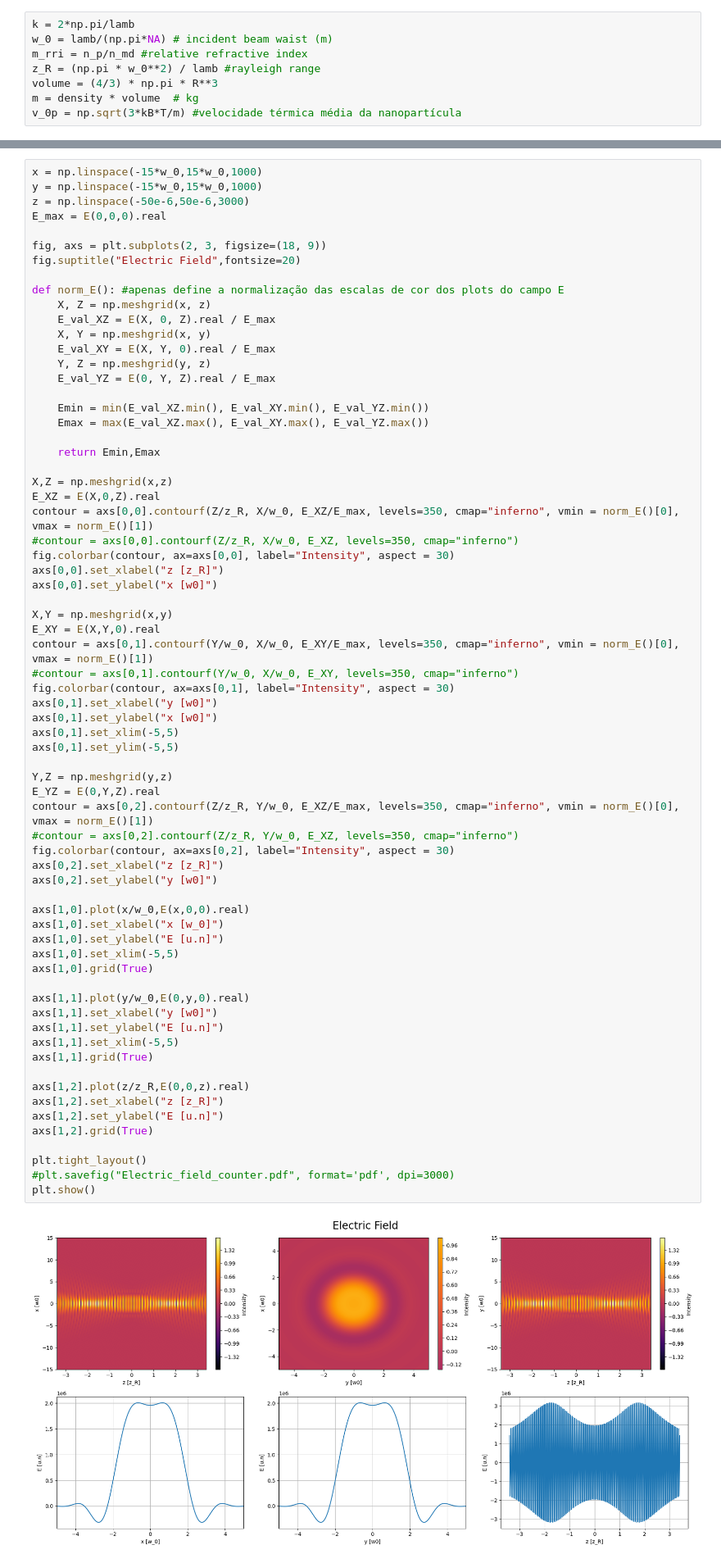
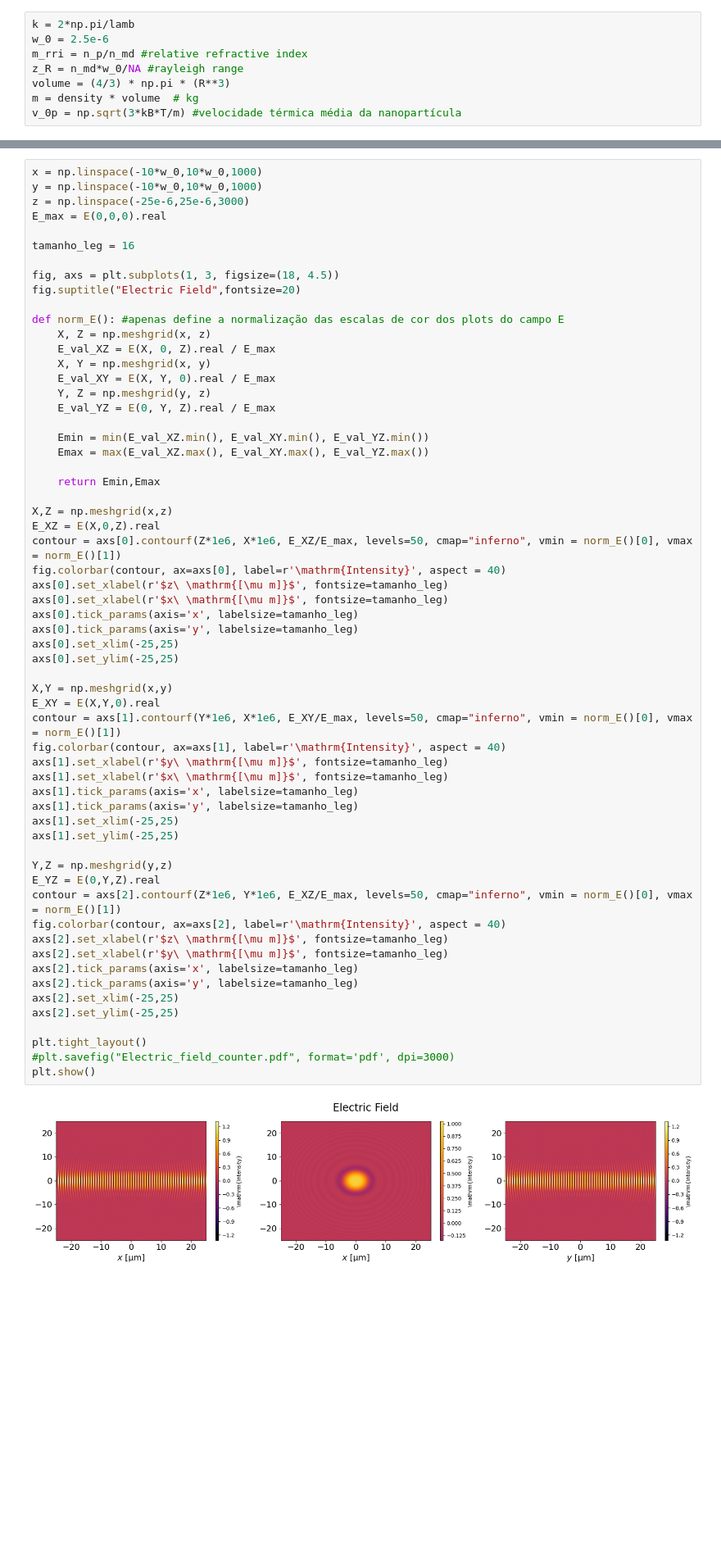
Before and after one commit to Hertz-A/Optical_Tweezers, a Jupyter notebook: forces&field.ipynb, the cells around one changed output, grey strips where cells are left out. Shown at 82% size. Saved outputs shown, nothing was run; the diff lists cells and outputs as text; blank space fills up the shorter version.

```diff
--- a/forces&field.ipynb
+++ b/forces&field.ipynb
@@ -20,10 +20,10 @@ m_gas = 4.81e-26 # molecular mass of air
 Pressure = 1013.25 #mbar (1 atm)
 # %%
 k = 2*np.pi/lamb
-w_0 = lamb/(np.pi*NA) # incident beam waist (m)
+w_0 = 2.5e-6
 m_rri = n_p/n_md #relative refractive index
-z_R = (np.pi * w_0**2) / lamb #rayleigh range
-volume = (4/3) * np.pi * R**3
+z_R = n_md*w_0/NA #rayleigh range
+volume = (4/3) * np.pi * (R**3)
 m = density * volume  # kg
 v_0p = np.sqrt(3*kB*T/m) #velocidade térmica média da nanopartícula
 # %%
@@ -66,72 +67,64 @@ def E(x,y,z):
     E2 = E_02*(w_0/w(z+d/2))*np.exp((-((x**2)+(y**2)))/(w(z+d/2)**2))*np.exp(1j*(k*(z+d/2)+k*(((x**2)+(y**2))/(2*R_curv(z+d/2))) - gouy_phase(z+d/2)))
     return E1 + E2
 # %%
-x = np.linspace(-15*w_0,15*w_0,1000)
-y = np.linspace(-15*w_0,15*w_0,1000)
-z = np.linspace(-50e-6,50e-6,3000)
+x = np.linspace(-10*w_0,10*w_0,1000)
+y = np.linspace(-10*w_0,10*w_0,1000)
+z = np.linspace(-25e-6,25e-6,3000)
 E_max = E(0,0,0).real
 
-fig, axs = plt.subplots(2, 3, figsize=(18, 9))
+tamanho_leg = 16
+
+fig, axs = plt.subplots(1, 3, figsize=(18, 4.5))
 fig.suptitle("Electric Field",fontsize=20)
 
 def norm_E(): #apenas define a normalização das escalas de cor dos plots do campo E
     X, Z = np.meshgrid(x, z)
     E_val_XZ = E(X, 0, Z).real / E_max
     X, Y = np.meshgrid(x, y)
     E_val_XY = E(X, Y, 0).real / E_max
     Y, Z = np.meshgrid(y, z)
     E_val_YZ = E(0, Y, Z).real / E_max
 
     Emin = min(E_val_XZ.min(), E_val_XY.min(), E_val_YZ.min())
     Emax = max(E_val_XZ.max(), E_val_XY.max(), E_val_YZ.max())
 
     return Emin,Emax
 
 X,Z = np.meshgrid(x,z)
 E_XZ = E(X,0,Z).real
-contour = axs[0,0].contourf(Z/z_R, X/w_0, E_XZ/E_max, levels=350, cmap="inferno", vmin = norm_E()[0], vmax = norm_E()[1])
-#contour = axs[0,0].contourf(Z/z_R, X/w_0, E_XZ, levels=350, cmap="inferno")
-fig.colorbar(contour, ax=axs[0,0], label="Intensity", aspect = 30)
-axs[0,0].set_xlabel("z [z_R]")
-axs[0,0].set_ylabel("x [w0]")
+contour = axs[0].contourf(Z*1e6, X*1e6, E_XZ/E_max, levels=50, cmap="inferno", vmin = norm_E()[0], vmax = norm_E()[1])
+fig.colorbar(contour, ax=axs[0], label=r'\mathrm{Intensity}', aspect = 40)
+axs[0].set_xlabel(r'$z\ \mathrm{[\mu m]}$', fontsize=tamanho_leg)
+axs[0].set_xlabel(r'$x\ \mathrm{[\mu m]}$', fontsize=tamanho_leg)
+axs[0].tick_params(axis='x', labelsize=tamanho_leg)
+axs[0].tick_params(axis='y', labelsize=tamanho_leg)
+axs[0].set_xlim(-25,25)
+axs[0].set_ylim(-25,25)
 
 X,Y = np.meshgrid(x,y)
 E_XY = E(X,Y,0).real
-contour = axs[0,1].contourf(Y/w_0, X/w_0, E_XY/E_max, levels=350, cmap="inferno", vmin = norm_E()[0], vmax = norm_E()[1])
-#contour = axs[0,1].contourf(Y/w_0, X/w_0, E_XY, levels=350, cmap="inferno")
-fig.colorbar(contour, ax=axs[0,1], label="Intensity", aspect = 30)
-axs[0,1].set_xlabel("y [w0]")
-axs[0,1].set_ylabel("x [w0]")
-axs[0,1].set_xlim(-5,5)
-axs[0,1].set_ylim(-5,5)
+contour = axs[1].contourf(Y*1e6, X*1e6, E_XY/E_max, levels=50, cmap="inferno", vmin = norm_E()[0], vmax = norm_E()[1])
+fig.colorbar(contour, ax=axs[1], label=r'\mathrm{Intensity}', aspect = 40)
+axs[1].set_xlabel(r'$y\ \mathrm{[\mu m]}$', fontsize=tamanho_leg)
+axs[1].set_xlabel(r'$x\ \mathrm{[\mu m]}$', fontsize=tamanho_leg)
+axs[1].tick_params(axis='x', labelsize=tamanho_leg)
+axs[1].tick_params(axis='y', labelsize=tamanho_leg)
+axs[1].set_xlim(-25,25)
+axs[1].set_ylim(-25,25)
 
 Y,Z = np.meshgrid(y,z)
 E_YZ = E(0,Y,Z).real
-contour = axs[0,2].contourf(Z/z_R, Y/w_0, E_XZ/E_max, levels=350, cmap="inferno", vmin = norm_E()[0], vmax = norm_E()[1])
-#contour = axs[0,2].contourf(Z/z_R, Y/w_0, E_XZ, levels=350, cmap="inferno")
-fig.colorbar(contour, ax=axs[0,2], label="Intensity", aspect = 30)
-axs[0,2].set_xlabel("z [z_R]")
-axs[0,2].set_ylabel("y [w0]")
-
-axs[1,0].plot(x/w_0,E(x,0,0).real)
-axs[1,0].set_xlabel("x [w_0]")
-axs[1,0].set_ylabel("E [u.n]")
-axs[1,0].set_xlim(-5,5)
-axs[1,0].grid(True)
-
-axs[1,1].plot(y/w_0,E(0,y,0).real)
-axs[1,1].set_xlabel("y [w0]")
-axs[1,1].set_ylabel("E [u.n]")
-axs[1,1].set_xlim(-5,5)
-axs[1,1].grid(True)
-
-axs[1,2].plot(z/z_R,E(0,0,z).real)
-axs[1,2].set_xlabel("z [z_R]")
-axs[1,2].set_ylabel("E [u.n]")
-axs[1,2].grid(True)
+contour = axs[2].contourf(Z*1e6, Y*1e6, E_XZ/E_max, levels=50, cmap="inferno", vmin = norm_E()[0], vmax = norm_E()[1])
+fig.colorbar(contour, ax=axs[2], label=r'\mathrm{Intensity}', aspect = 40)
+axs[2].set_xlabel(r'$z\ \mathrm{[\mu m]}$', fontsize=tamanho_leg)
+axs[2].set_xlabel(r'$y\ \mathrm{[\mu m]}$', fontsize=tamanho_leg)
+axs[2].tick_params(axis='x', labelsize=tamanho_leg)
+axs[2].tick_params(axis='y', labelsize=tamanho_leg)
+axs[2].set_xlim(-25,25)
+axs[2].set_ylim(-25,25)
 
 plt.tight_layout()
 #plt.savefig("Electric_field_counter.pdf", format='pdf', dpi=3000)
 plt.show()
 # %% [output]
-[figure, old version]
+[figure, new version]
```
Also changed, not shown: parts of 4 cells of this notebook, 1 other file.
